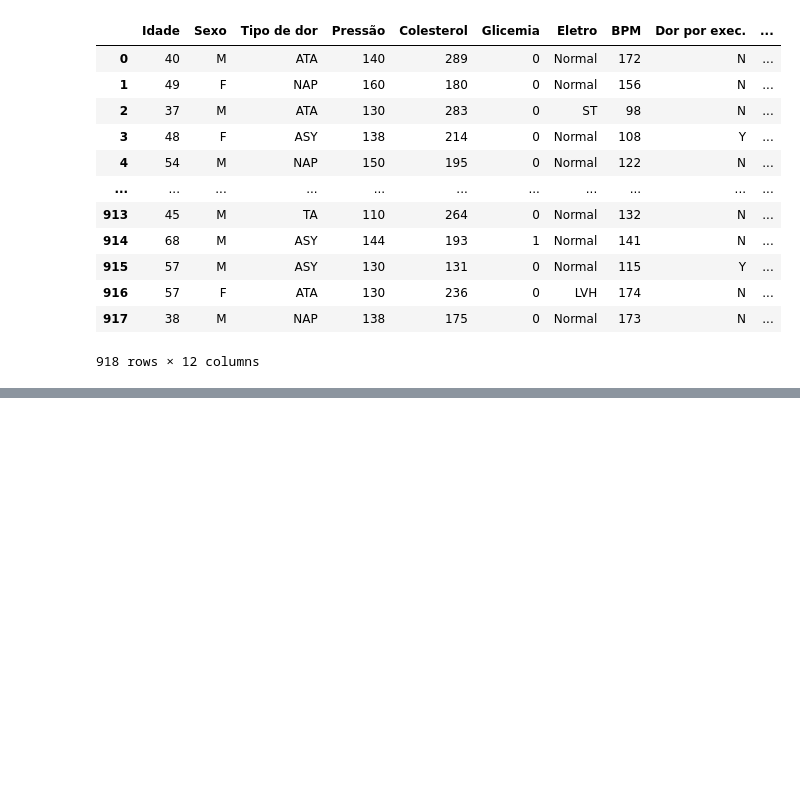
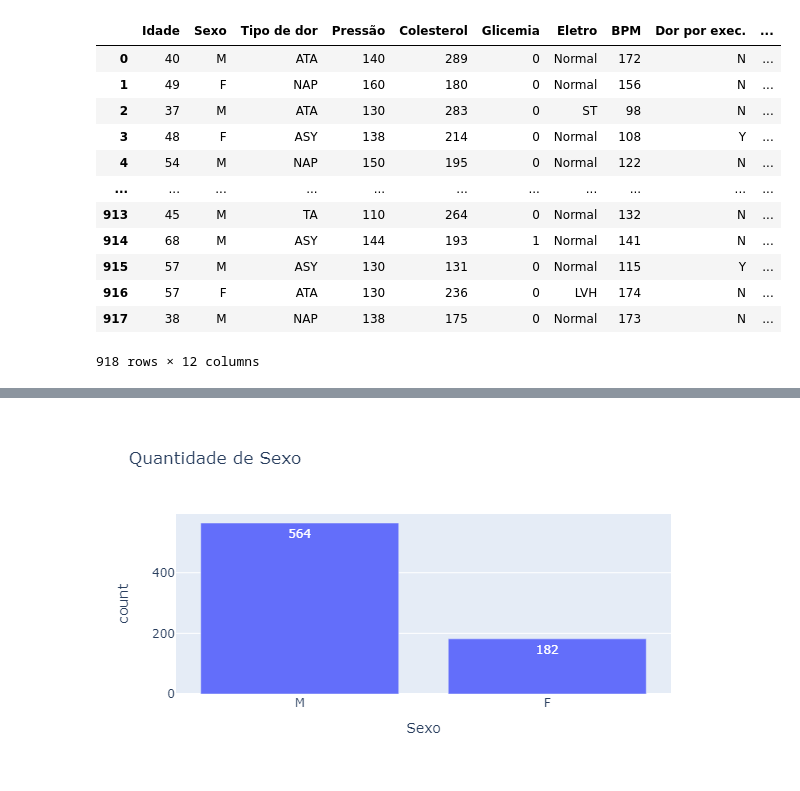
Before and after one commit to Thurcavalcante/analise-projeto-final-, a Jupyter notebook: analise.ipynb, the cells around one changed output, grey strips where cells are left out. Saved outputs shown, nothing was run; the diff lists cells and outputs as text; code cells hidden in the pictures; blank space fills up the shorter version.

```diff
--- a/analise.ipynb
+++ b/analise.ipynb
@@ -58,0 +187,4 @@ df
+# %%
+constroi_grafico_barras('Sexo')
+# %% [output]
+[figure, added]
```
Also changed, not shown: parts of 28 cells of this notebook.
